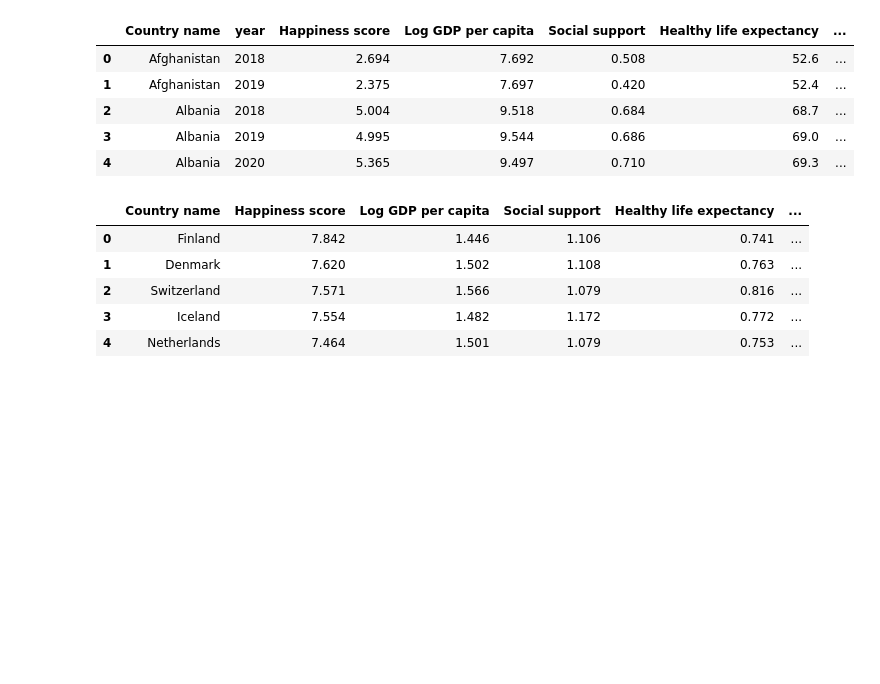
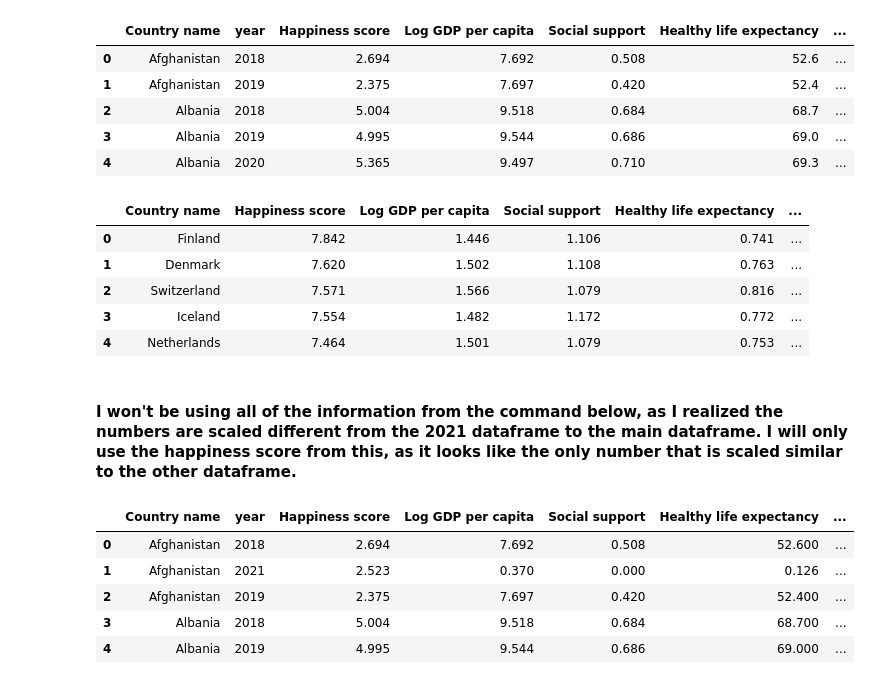
Before and after one commit to data301-2021-summer2/project-group25-project, a Jupyter notebook: analysis/Project_Analysis.ipynb, the cells around one changed output. Cells and saved outputs as stored; diff of their text form; code cells hidden in the pictures; blank space fills up the shorter version.

```diff
--- a/analysis/Project_Analysis.ipynb
+++ b/analysis/Project_Analysis.ipynb
@@ -248,3 +258,17 @@ happiness_df2021.head()
 | 2 | Switzerland | 7.571 | 1.566 | 1.079 | 0.816 | ... |
 | 3 | Iceland | 7.554 | 1.482 | 1.172 | 0.772 | ... |
 | 4 | Netherlands | 7.464 | 1.501 | 1.079 | 0.753 | ... |
+# %% [markdown]
+#### I won't be using all of the information from the command below, as I realized the numbers are scaled different from the 2021 dataframe to the main dataframe. I will only use the happiness score from this, as it looks like the only number that is scaled similar to the other dataframe.
+# %%
+combined_df = [happiness_df, happiness_df2021]
+final_combined_df = pd.concat(combined_df).sort_values(by = ['Country name']).reset_index()
+final_combined_df.drop(columns = ['index'], inplace=True)
+final_combined_df.head()
+# %% [output]
+|  | Country name | year | Happiness score | Log GDP per capita | Social support | Healthy life expectancy | ... |
+| 0 | Afghanistan | 2018 | 2.694 | 7.692 | 0.508 | 52.600 | ... |
+| 1 | Afghanistan | 2021 | 2.523 | 0.370 | 0.000 | 0.126 | ... |
+| 2 | Afghanistan | 2019 | 2.375 | 7.697 | 0.420 | 52.400 | ... |
+| 3 | Albania | 2018 | 5.004 | 9.518 | 0.684 | 68.700 | ... |
+| 4 | Albania | 2019 | 4.995 | 9.544 | 0.686 | 69.000 | ... |
```
Also changed, not shown: parts of 11 cells of this notebook, 1 other file.
